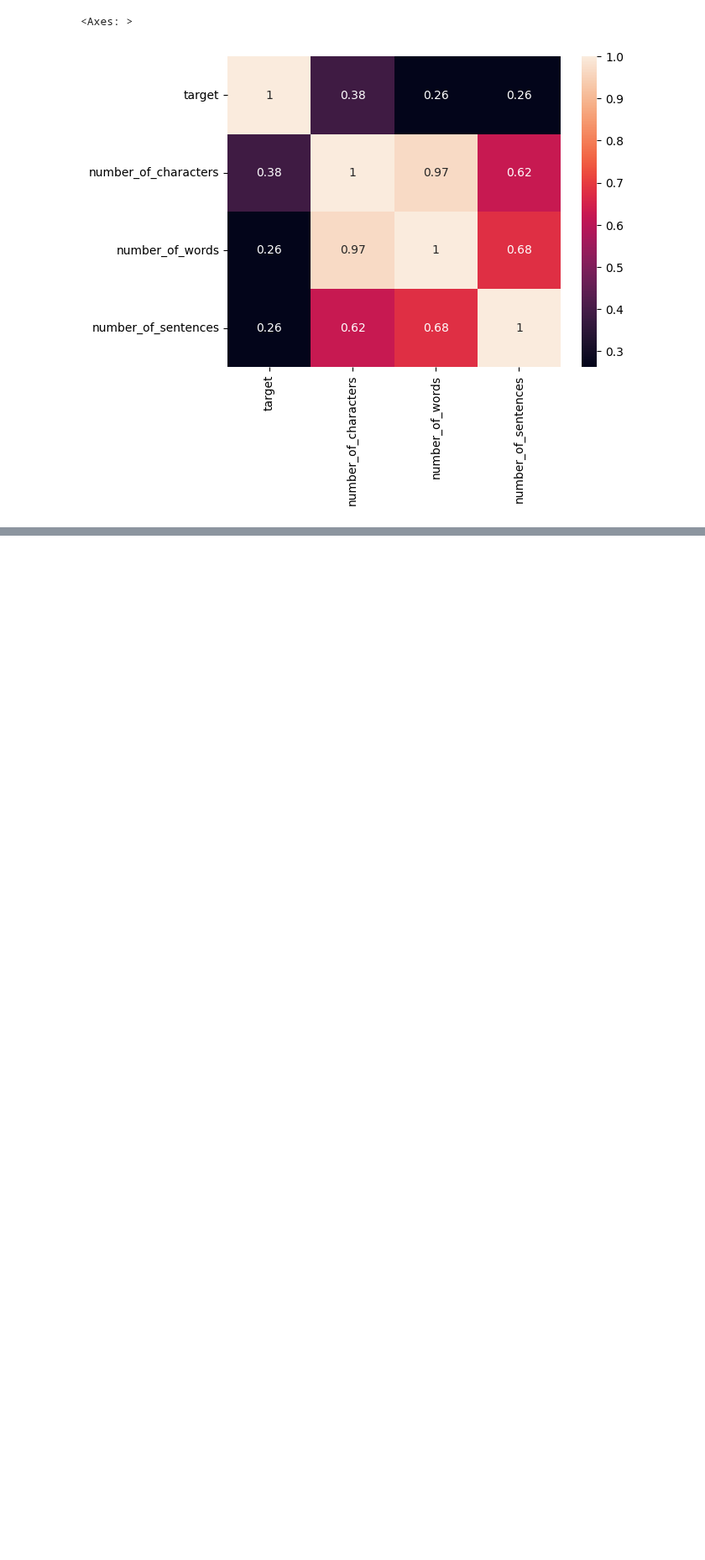
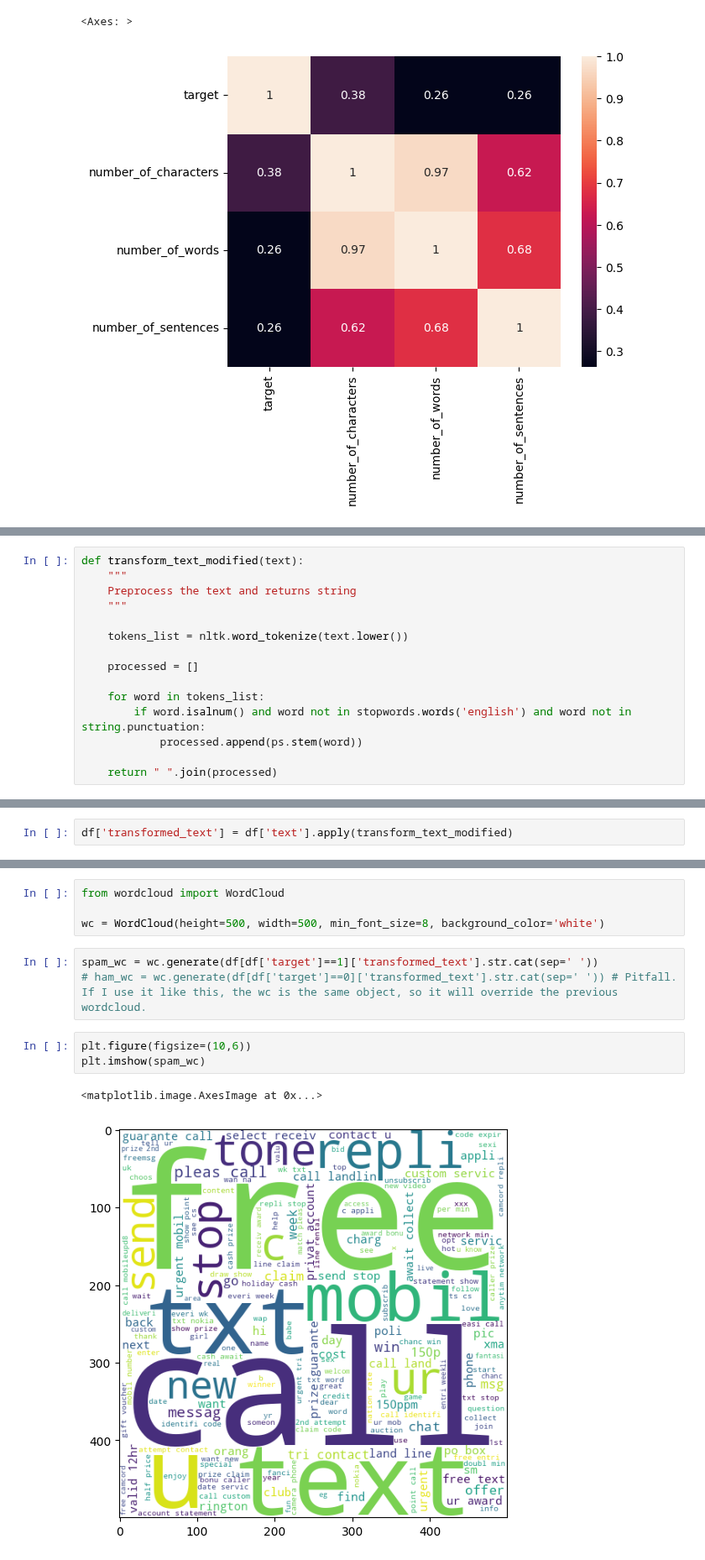
Before and after one commit to SakshiKhatiwada/Python, a Jupyter notebook: Spam-Filter/main.ipynb, the cells around one changed output, grey strips where cells are left out. Shown at 84% size. Drawn from its saved outputs; the diff is of its cells as text; blank space fills up the shorter version.

Commit message:
Data preprocessing done

```diff
--- a/Spam-Filter/main.ipynb
+++ b/Spam-Filter/main.ipynb
@@ -234,0 +289,15 @@ sns.heatmap(df.select_dtypes(include='number').corr(), annot=True)
+# %%
+def transform_text_modified(text):
+    """
+    Preprocess the text and returns string
+    """
+
+    tokens_list = nltk.word_tokenize(text.lower())
+
+    processed = []
+
+    for word in tokens_list:
+        if word.isalnum() and word not in stopwords.words('english') and word not in string.punctuation:
+            processed.append(ps.stem(word))
+
+    return " ".join(processed)
@@ -234,0 +308,2 @@ sns.heatmap(df.select_dtypes(include='number').corr(), annot=True)
+# %%
+df['transformed_text'] = df['text'].apply(transform_text_modified)
@@ -234,0 +312,13 @@ sns.heatmap(df.select_dtypes(include='number').corr(), annot=True)
+# %%
+from wordcloud import WordCloud
+
+wc = WordCloud(height=500, width=500, min_font_size=8, background_color='white')
+# %%
+spam_wc = wc.generate(df[df['target']==1]['transformed_text'].str.cat(sep=' '))
+# ham_wc = wc.generate(df[df['target']==0]['transformed_text'].str.cat(sep=' ')) # Pitfall. If I use it like this, the wc is the same object, so it will override the previous wordcloud.
+# %%
+plt.figure(figsize=(10,6))
+plt.imshow(spam_wc)
+# %% [output]
+<matplotlib.image.AxesImage at 0x...>
+[figure, added]
```
Also changed, not shown: parts of 20 cells of this notebook.
